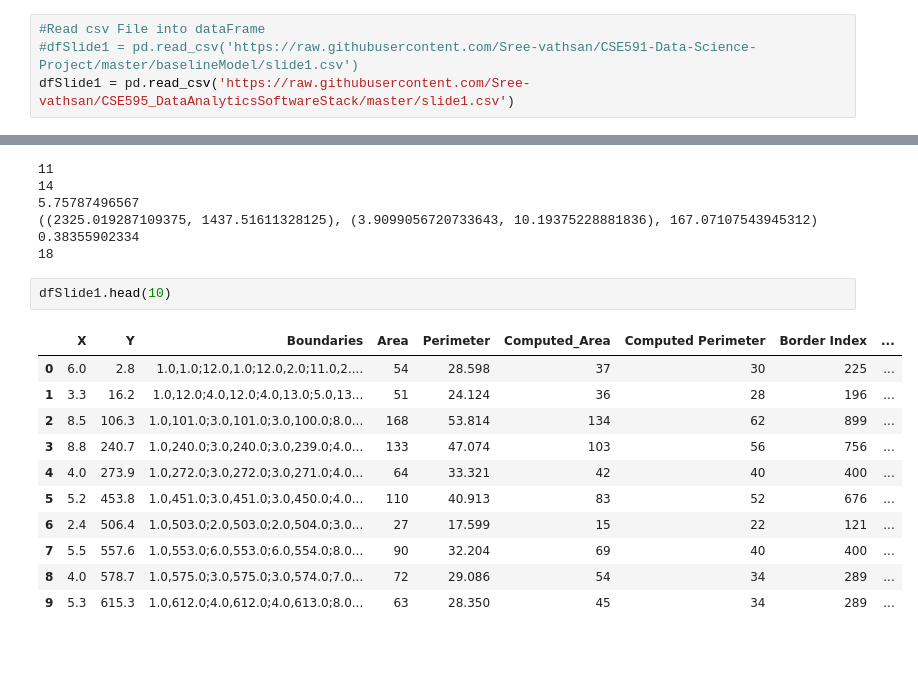
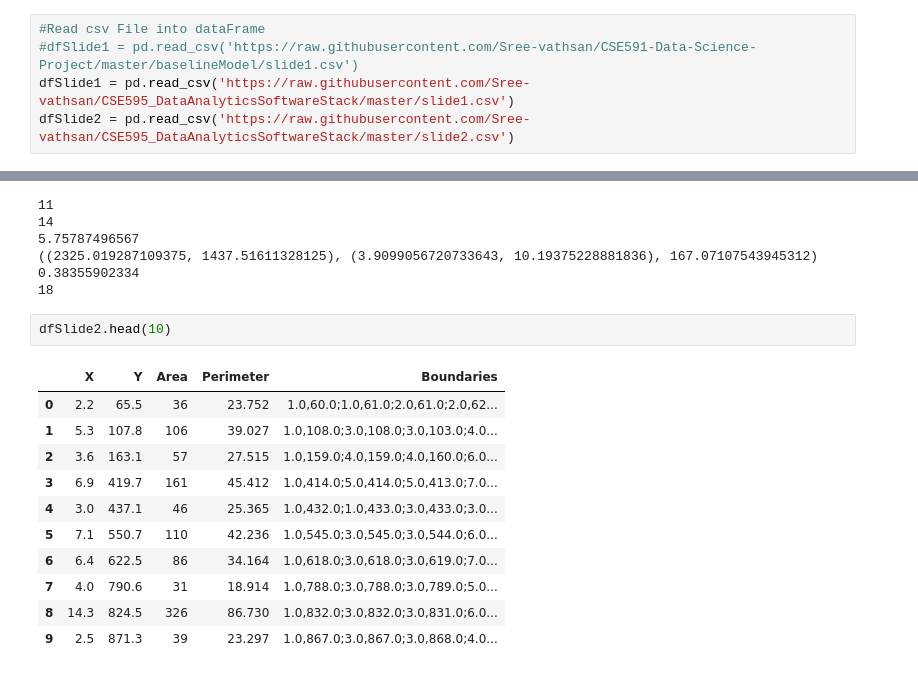
Before and after one commit to Sree-vathsan/CSE595_DataAnalyticsSoftwareStack, a Jupyter notebook: slide1.ipynb, the cells around one changed output, grey strips where cells are left out. Saved outputs shown, nothing was run; the diff lists cells and outputs as text.

```diff
--- a/slide1.ipynb
+++ b/slide1.ipynb
@@ -11,6 +11,7 @@ from pandas import Series, DataFrame
 #Read csv File into dataFrame
 #dfSlide1 = pd.read_csv('https://raw.githubusercontent.com/Sree-vathsan/CSE591-Data-Science-Project/master/baselineModel/slide1.csv')
 dfSlide1 = pd.read_csv('https://raw.githubusercontent.com/Sree-vathsan/CSE595_DataAnalyticsSoftwareStack/master/slide1.csv')
+dfSlide2 = pd.read_csv('https://raw.githubusercontent.com/Sree-vathsan/CSE595_DataAnalyticsSoftwareStack/master/slide2.csv')
 # %%
 fig, axes = plt.subplots(1, 1, figsize=(12,4))
 area = 2
@@ -139,16 +268,16 @@ print(len(points)-1)
 0.38355902334
 18
 # %%
-dfSlide1.head(10)
+dfSlide2.head(10)
 # %% [output]
-|  | X | Y | Boundaries | Area | Perimeter | Computed_Area | Computed Perimeter | Border Index | ... |
-| 0 | 6.0 | 2.8 | 1.0,1.0;12.0,1.0;12.0,2.0;11.0,2.... | 54 | 28.598 | 37 | 30 | 225 | ... |
-| 1 | 3.3 | 16.2 | 1.0,12.0;4.0,12.0;4.0,13.0;5.0,13... | 51 | 24.124 | 36 | 28 | 196 | ... |
-| 2 | 8.5 | 106.3 | 1.0,101.0;3.0,101.0;3.0,100.0;8.0... | 168 | 53.814 | 134 | 62 | 899 | ... |
-| 3 | 8.8 | 240.7 | 1.0,240.0;3.0,240.0;3.0,239.0;4.0... | 133 | 47.074 | 103 | 56 | 756 | ... |
-| 4 | 4.0 | 273.9 | 1.0,272.0;3.0,272.0;3.0,271.0;4.0... | 64 | 33.321 | 42 | 40 | 400 | ... |
-| 5 | 5.2 | 453.8 | 1.0,451.0;3.0,451.0;3.0,450.0;4.0... | 110 | 40.913 | 83 | 52 | 676 | ... |
-| 6 | 2.4 | 506.4 | 1.0,503.0;2.0,503.0;2.0,504.0;3.0... | 27 | 17.599 | 15 | 22 | 121 | ... |
-| 7 | 5.5 | 557.6 | 1.0,553.0;6.0,553.0;6.0,554.0;8.0... | 90 | 32.204 | 69 | 40 | 400 | ... |
-| 8 | 4.0 | 578.7 | 1.0,575.0;3.0,575.0;3.0,574.0;7.0... | 72 | 29.086 | 54 | 34 | 289 | ... |
-| 9 | 5.3 | 615.3 | 1.0,612.0;4.0,612.0;4.0,613.0;8.0... | 63 | 28.350 | 45 | 34 | 289 | ... |
+|  | X | Y | Area | Perimeter | Boundaries |
+| 0 | 2.2 | 65.5 | 36 | 23.752 | 1.0,60.0;1.0,61.0;2.0,61.0;2.0,62... |
+| 1 | 5.3 | 107.8 | 106 | 39.027 | 1.0,108.0;3.0,108.0;3.0,103.0;4.0... |
+| 2 | 3.6 | 163.1 | 57 | 27.515 | 1.0,159.0;4.0,159.0;4.0,160.0;6.0... |
+| 3 | 6.9 | 419.7 | 161 | 45.412 | 1.0,414.0;5.0,414.0;5.0,413.0;7.0... |
+| 4 | 3.0 | 437.1 | 46 | 25.365 | 1.0,432.0;1.0,433.0;3.0,433.0;3.0... |
+| 5 | 7.1 | 550.7 | 110 | 42.236 | 1.0,545.0;3.0,545.0;3.0,544.0;6.0... |
+| 6 | 6.4 | 622.5 | 86 | 34.164 | 1.0,618.0;3.0,618.0;3.0,619.0;7.0... |
+| 7 | 4.0 | 790.6 | 31 | 18.914 | 1.0,788.0;3.0,788.0;3.0,789.0;5.0... |
+| 8 | 14.3 | 824.5 | 326 | 86.730 | 1.0,832.0;3.0,832.0;3.0,831.0;6.0... |
+| 9 | 2.5 | 871.3 | 39 | 23.297 | 1.0,867.0;3.0,867.0;3.0,868.0;4.0... |
```
Also changed, not shown: parts of 4 cells of this notebook.
